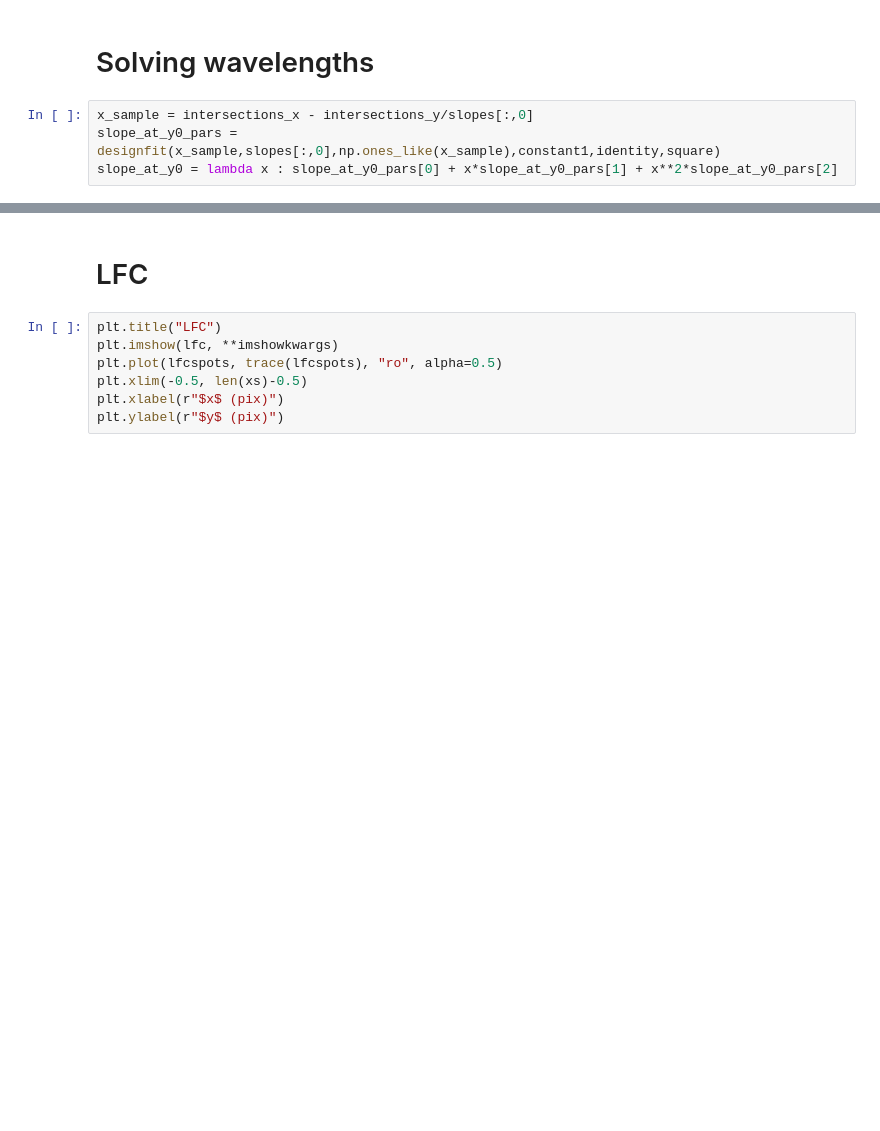
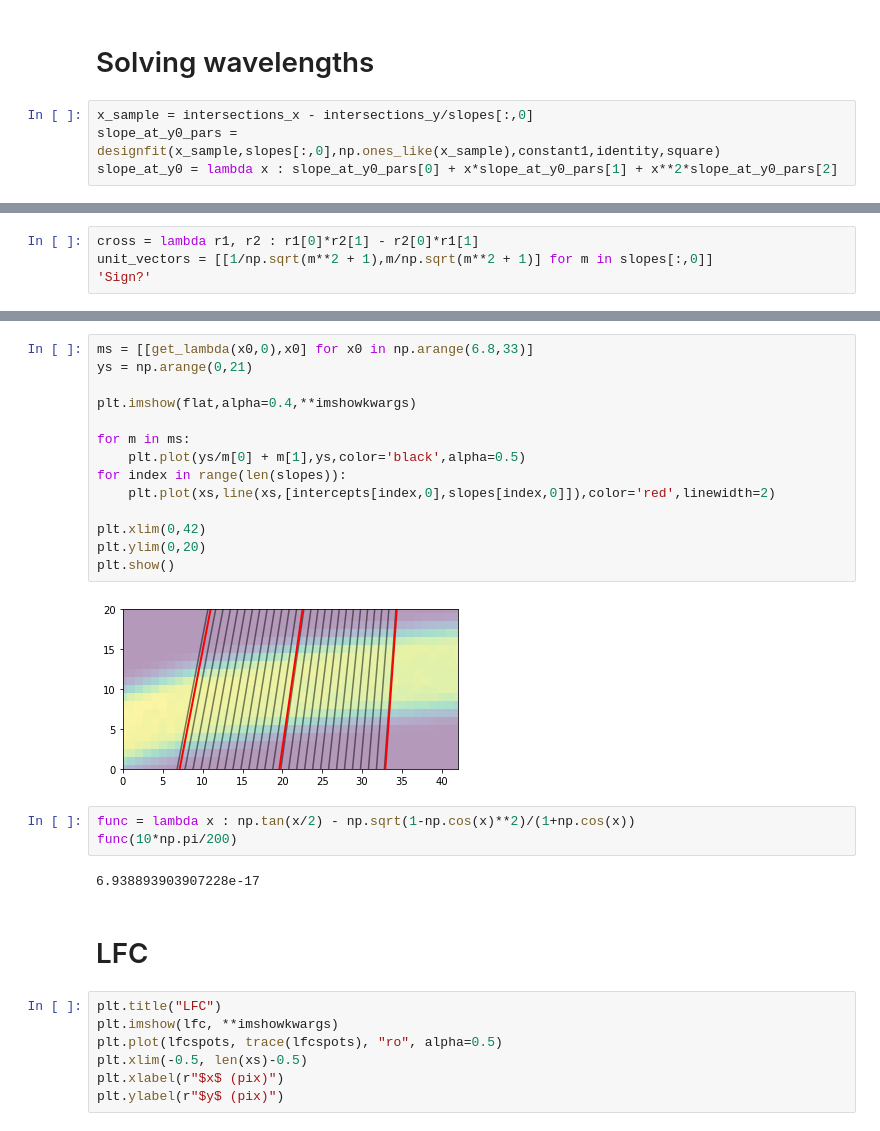
Before and after one commit to krlodeleon/spectro, a Jupyter notebook: blob_detector.ipynb, the cells around one changed output, grey strips where cells are left out. Saved outputs shown, nothing was run; the diff lists cells and outputs as text; blank space fills up the shorter version.

```diff
--- a/blob_detector.ipynb
+++ b/blob_detector.ipynb
@@ -446,0 +456,4 @@ plt.plot([x0_finder_on_y(y,30) for y in [3,4,5,6,7,8,9,10,11]],[3,4,5,6,7,8,9,10
+# %%
+cross = lambda r1, r2 : r1[0]*r2[1] - r2[0]*r1[1]
+unit_vectors = [[1/np.sqrt(m**2 + 1),m/np.sqrt(m**2 + 1)] for m in slopes[:,0]]
+'Sign?'
@@ -447,3 +498,24 @@ plt.plot([x0_finder_on_y(y,30) for y in [3,4,5,6,7,8,9,10,11]],[3,4,5,6,7,8,9,10
+# %%
+ms = [[get_lambda(x0,0),x0] for x0 in np.arange(6.8,33)]
+ys = np.arange(0,21)
+
+plt.imshow(flat,alpha=0.4,**imshowkwargs)
+
+for m in ms:
+    plt.plot(ys/m[0] + m[1],ys,color='black',alpha=0.5)
+for index in range(len(slopes)):
+    plt.plot(xs,line(xs,[intercepts[index,0],slopes[index,0]]),color='red',linewidth=2)
+
+plt.xlim(0,42)
+plt.ylim(0,20)
+plt.show()
+# %% [output]
+[figure, added]
+# %%
+func = lambda x : np.tan(x/2) - np.sqrt(1-np.cos(x)**2)/(1+np.cos(x))
+func(10*np.pi/200)
+# %% [output]
+6.938893903907228e-17
 # %% [markdown]
 # LFC
 # %%
```
Also changed, not shown: parts of 16 cells of this notebook.
